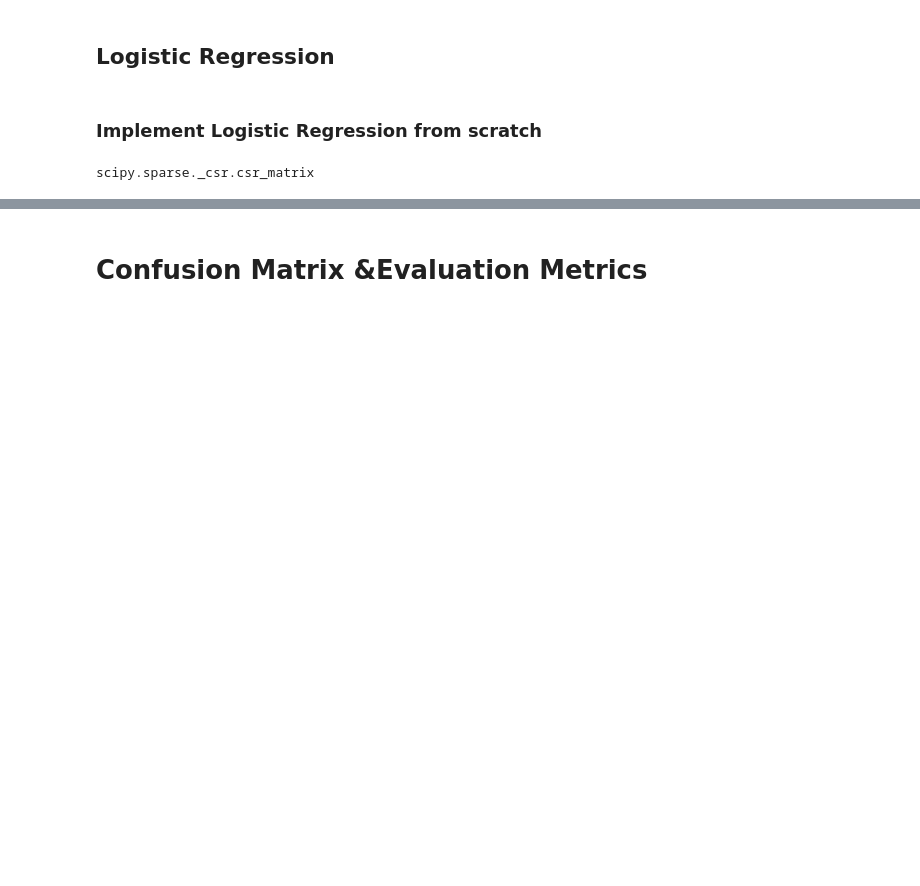
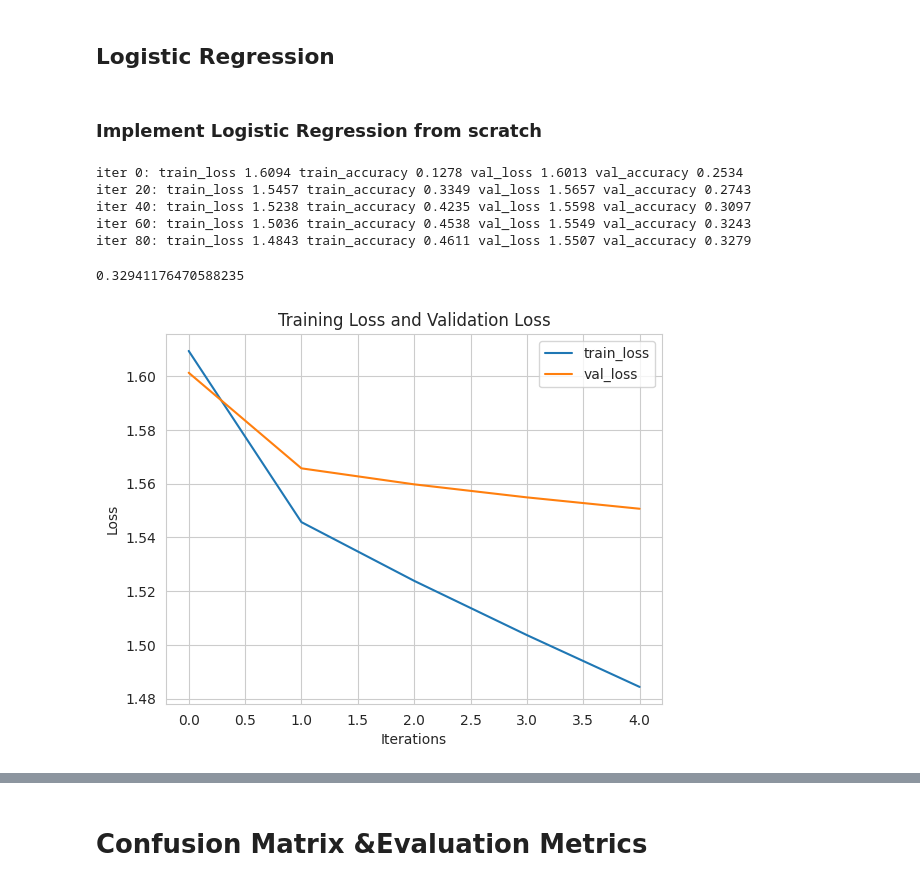
Before and after one commit to eyadashrafkh/Sentiment-Classification, a Jupyter notebook: assignment1.ipynb, the cells around one changed output, grey strips where cells are left out. Saved outputs shown, nothing was run; the diff lists cells and outputs as text; code cells hidden in the pictures; blank space fills up the shorter version.

```diff
--- a/assignment1.ipynb
+++ b/assignment1.ipynb
@@ -308,41 +302,3 @@ Same logs so both models work the same
 ## Logistic Regression
 # %% [markdown]
 ### Implement Logistic Regression from scratch
-# %%
-class LogisticRegressionClassifier:
-    def __init__(self, learning_rate=0.01, num_iterations=100):
-        self.learning_rate = learning_rate
-        self.num_iterations = num_iterations
-        self.weights = None
-        self.bias = None
-
-    def sigmoid(self, z):
-        return 1 / (1 + np.exp(-z))
-
-    def initialize_parameters(self, num_features):
-        self.weights = np.zeros(num_features)
-        self.bias = 0
-
-    def fit(self, X, y):
-        num_samples, num_features = X.shape
-        self.initialize_parameters(num_features)
-
-        for _ in range(self.num_iterations):
-            linear_model = X.dot(self.weights.T) + self.bias
-            y_pred = self.sigmoid(linear_model)
-
-            dw = (1 / num_samples) * X.T.dot((y_pred - y))
-            db = (1 / num_samples) * np.sum(y_pred - y)
-
-            self.weights -= self.learning_rate * dw
-            self.bias -= self.learning_rate * db
-
-    def predict(self, X):
-        linear_model = X.dot(self.weights.T) + self.bias
-        y_pred = self.sigmoid(linear_model)
-        y_pred_class = np.where(y_pred > 0.5, 1, 0)
-        return y_pred_class
-# %%
-(type(X_train))
-# %% [output]
-scipy.sparse._csr.csr_matrix
@@ -349,4 +413,26 @@ scipy.sparse._csr.csr_matrix
 # %%
 lr_classifier = LogisticRegressionClassifier()
-lr_classifier.fit(X_train, y_train)
+history = lr_classifier.fit(X_train_def, y_train, X_val_def, y_val, lr=0.5, num_iter=100)
 lr1 = lr_classifier
+# %% [output]
+iter 0: train_loss 1.6094 train_accuracy 0.1278 val_loss 1.6013 val_accuracy 0.2534
+iter 20: train_loss 1.5457 train_accuracy 0.3349 val_loss 1.5657 val_accuracy 0.2743
+iter 40: train_loss 1.5238 train_accuracy 0.4235 val_loss 1.5598 val_accuracy 0.3097
+iter 60: train_loss 1.5036 train_accuracy 0.4538 val_loss 1.5549 val_accuracy 0.3243
+iter 80: train_loss 1.4843 train_accuracy 0.4611 val_loss 1.5507 val_accuracy 0.3279
+# %%
+lr1_predictions = lr1.predict(X_test_def)
+accuracy = np.mean(lr1_predictions == y_test)
+accuracy
+# %% [output]
+0.32941176470588235
+# %%
+plt.plot(history["train_loss"], label="train_loss")
+plt.plot(history["val_loss"], label="val_loss")
+plt.xlabel("Iterations")
+plt.ylabel("Loss")
+plt.title("Training Loss and Validation Loss")
+plt.legend()
+plt.show()
+# %% [output]
+[figure, added]
```
Also changed, not shown: parts of 33 cells of this notebook.
